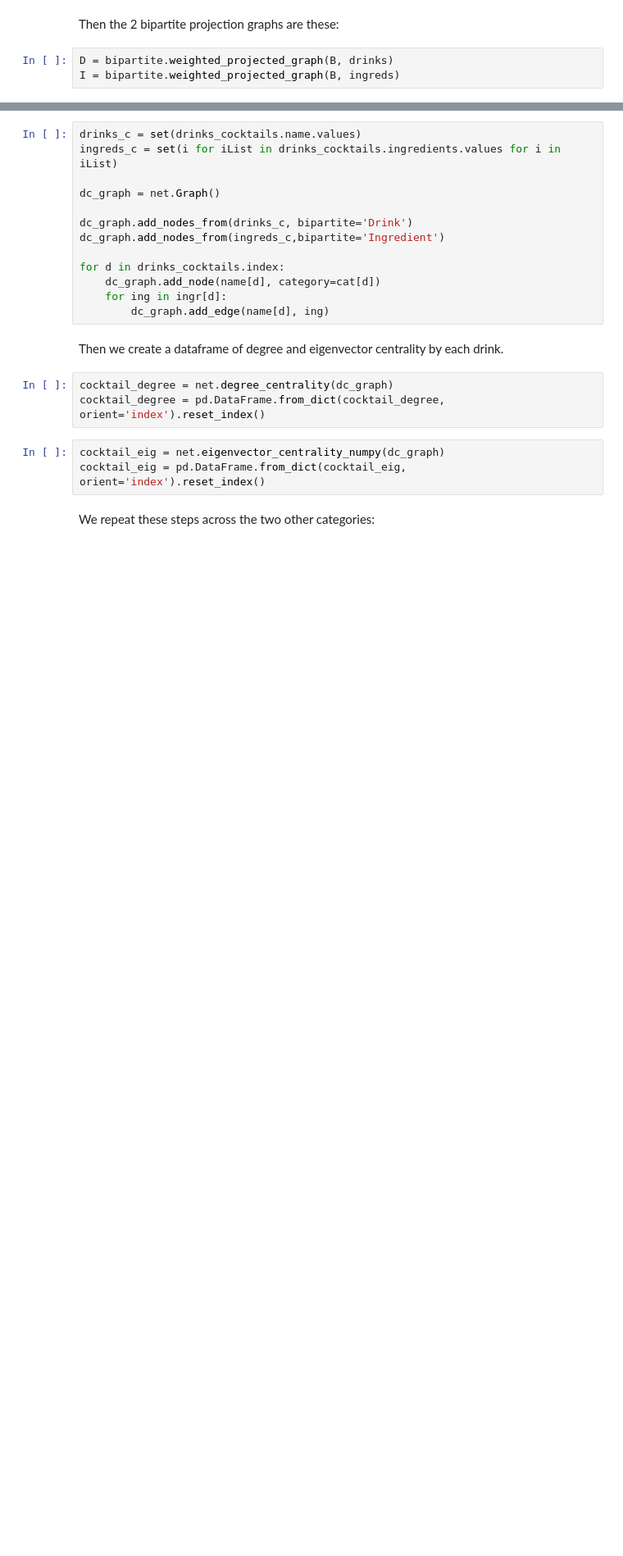
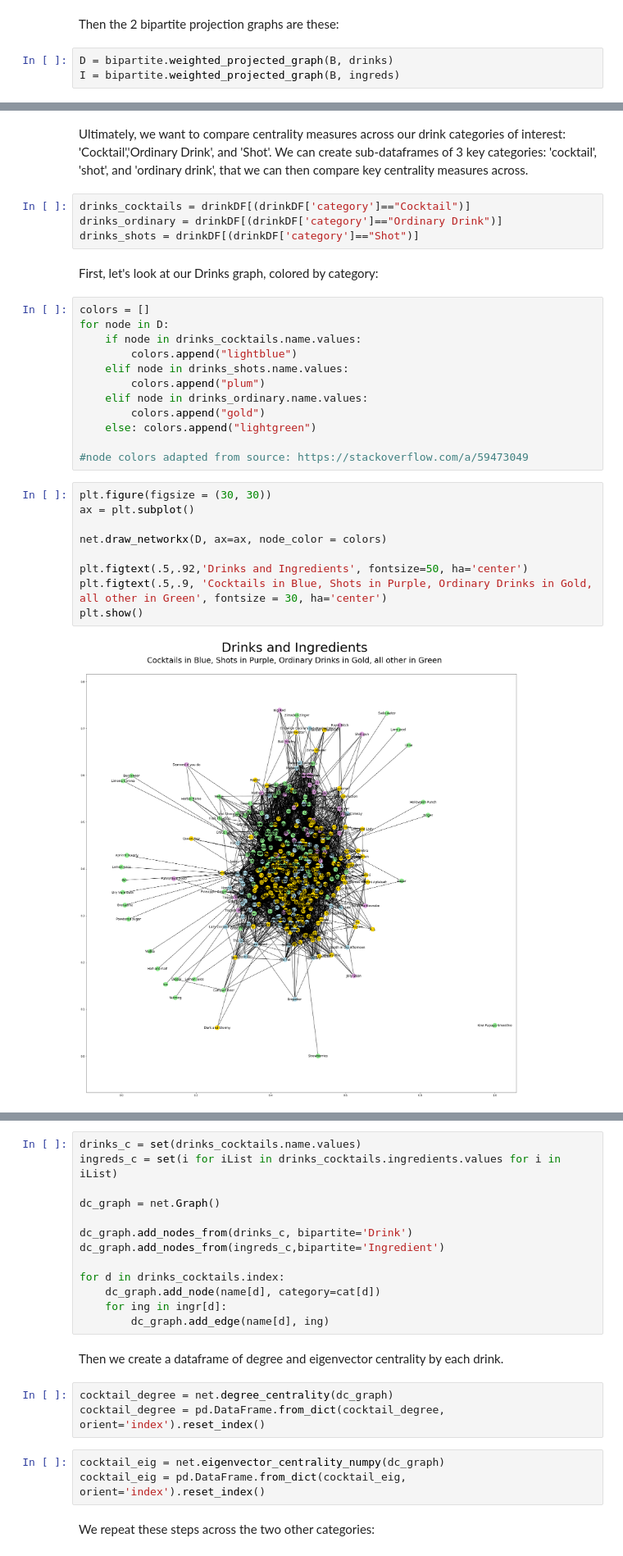
Before and after one commit to ebhtra/gory-graph, a Jupyter notebook: Project 1.ipynb, the cells around one changed output, grey strips where cells are left out. Shown at 82% size. Drawn from its saved outputs; the diff is of its cells as text; blank space fills up the shorter version.

```diff
--- a/Project 1.ipynb
+++ b/Project 1.ipynb
@@ -151 +105,32 @@ drinks_shots.head()
+# %% [markdown]
+Ultimately, we want to compare centrality measures across our drink categories of interest: 'Cocktail','Ordinary Drink', and 'Shot'. We can create sub-dataframes of 3 key categories: 'cocktail', 'shot', and 'ordinary drink', that we can then compare key centrality measures across.
+# %%
+drinks_cocktails = drinkDF[(drinkDF['category']=="Cocktail")]
+drinks_ordinary = drinkDF[(drinkDF['category']=="Ordinary Drink")]
+drinks_shots = drinkDF[(drinkDF['category']=="Shot")]
+# %% [markdown]
+First, let's look at our Drinks graph, colored by category:
+# %%
+colors = []
+for node in D:
+    if node in drinks_cocktails.name.values:
+        colors.append("lightblue")
+    elif node in drinks_shots.name.values:
+        colors.append("plum")
+    elif node in drinks_ordinary.name.values:
+        colors.append("gold")
+    else: colors.append("lightgreen")
+
+#node colors adapted from source: https://stackoverflow.com/a/59473049
+# %%
+plt.figure(figsize = (30, 30))
+ax = plt.subplot()
+
+net.draw_networkx(D, ax=ax, node_color = colors)
+
+plt.figtext(.5,.92,'Drinks and Ingredients', fontsize=50, ha='center')
+plt.figtext(.5,.9, 'Cocktails in Blue, Shots in Purple, Ordinary Drinks in Gold, all other in Green', fontsize = 30, ha='center')
+plt.show()
+# %% [output]
+[figure, added]
 # %% [markdown]
```
Also changed, not shown: parts of 42 cells of this notebook.
